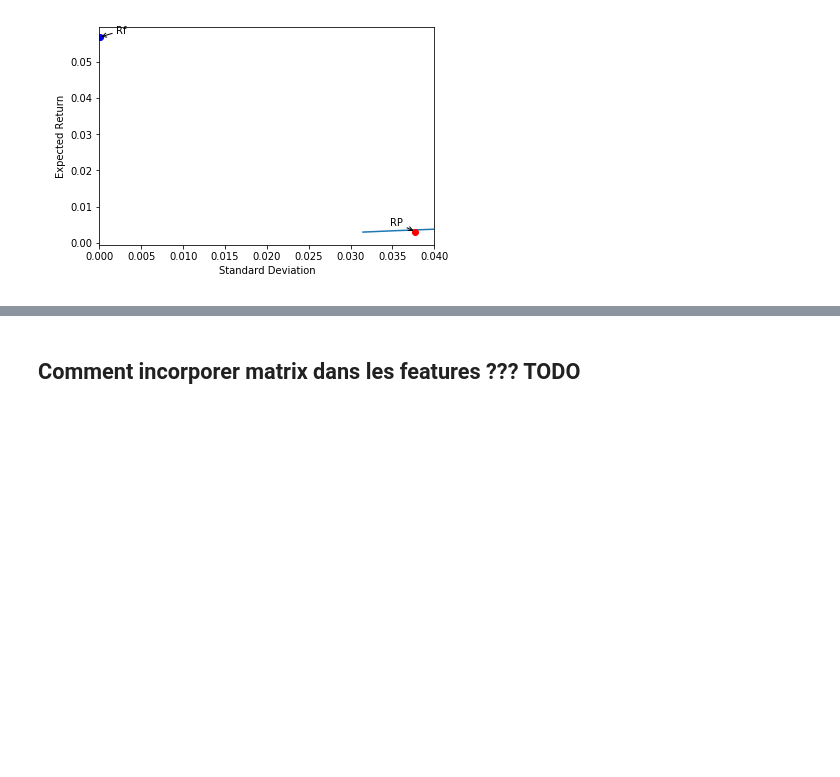
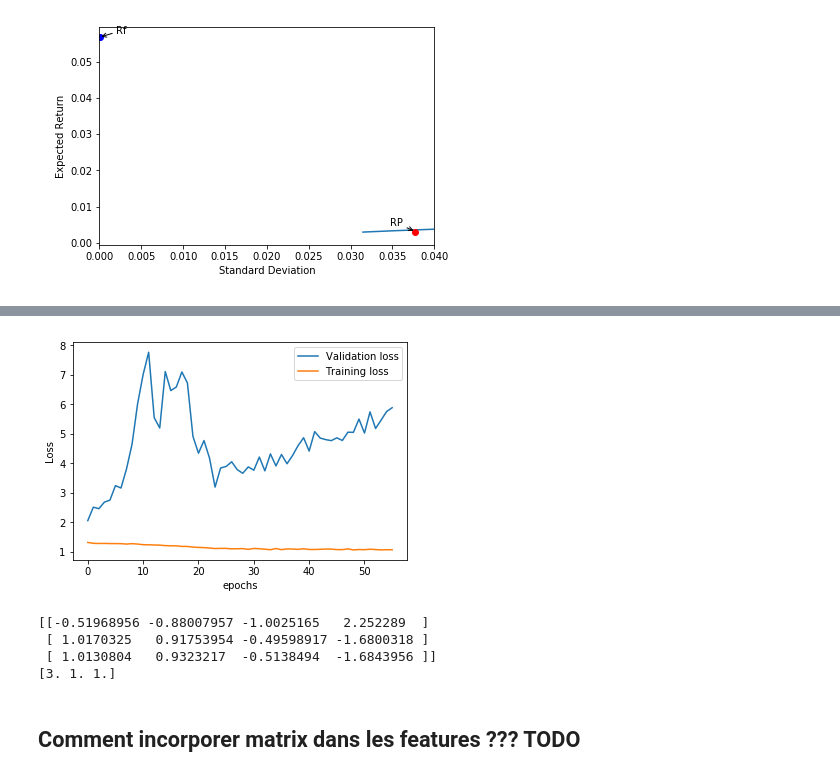
Before and after one commit to GregoireMayrhofer/financialbigdata, a Jupyter notebook: data_preprocessing.ipynb, the cells around one changed output, grey strips where cells are left out. Cells and saved outputs as stored; diff of their text form; code cells hidden in the pictures; blank space fills up the shorter version.

```diff
--- a/data_preprocessing.ipynb
+++ b/data_preprocessing.ipynb
@@ -735,0 +719,11 @@ date
+# %%
+X_train = torch.from_numpy(X_train).float()
+y_train = torch.from_numpy(y_train).float()
+X_train = X_train.permute(1,0,2)
+
+X_test = torch.from_numpy(X_test).float()
+y_test = torch.from_numpy(y_test).float()
+X_test = X_test.permute(1,0,2)
+
+print(X_train.shape, y_train.shape)
+print(X_test.shape, y_test.shape)
@@ -736,7 +733,12 @@ date
+# %%
+batch_dim = 3 #diviseur de valloader
+traindataset = utils.TensorDataset(X_train.permute(1,0,2), y_train)
+trainloader = utils.DataLoader(traindataset, batch_size=batch_dim, shuffle=True)
+
+testdataset = utils.TensorDataset(X_test.permute(1,0,2), y_test)
+testloader = utils.DataLoader(testdataset, batch_size=batch_dim, shuffle=True)
 # %%
 #let's define the lSTM network
-
-
 
 
 class LSTM(nn.Module):
@@ -769,11 +771,18 @@ class LSTM(nn.Module):
         output_seq, self.hidden = self.lstm(input_seq, self.hidden)#, None)
         last_output = output_seq[-1]
         output = self.hidden2output(last_output)
-        m = nn.Sigmoid() #using a sigmoid to avoid negative value of the BCELoss
-        output = m(output)
 
         return output
 
     def predict(self,x):
         out = self.forward(x)
         return out
+# %%
+from torch import optim
+
+lr = 0.0001
+
+print(X_train.shape[2])
+lstm = LSTM(input_size = X_train.shape[2], output_size = 4, batch_size=batch_dim,num_layers=1,hidden_size = 300)
+optimizer = optim.Adam(lstm.parameters(), lr=lr,weight_decay=1e-4)
+criterion = nn.CrossEntropyLoss()
@@ -780,3 +883,26 @@ class LSTM(nn.Module):
+# %%
+plt.plot(range(len(loss_val)),loss_val, label='Validation loss')
+plt.plot(range(len(loss_train)),loss_train, label='Training loss')
+plt.xlabel('epochs')
+plt.ylabel('Loss')
+plt.legend()
+plt.show()
+# %% [output]
+[figure, added]
+# %%
+for ii, (x_validation,y_validation) in enumerate(trainloader):
+    if ii == 1:
+        break
+    x_validation = x_validation.permute([1,0,2])
+    inputs = Variable(x_validation)
+    predicted = lstm.predict(inputs).data.numpy()
+    print(predicted)
+    print(y_validation.data.numpy())
+# %% [output]
+[[-0.51968956 -0.88007957 -1.0025165   2.252289  ]
+ [ 1.0170325   0.91753954 -0.49598917 -1.6800318 ]
+ [ 1.0130804   0.9323217  -0.5138494  -1.6843956 ]]
+[3. 1. 1.]
 # %% [markdown]
 ## Comment incorporer matrix dans les features ??? TODO
 # %%
```
Also changed, not shown: parts of 11 cells of this notebook.
